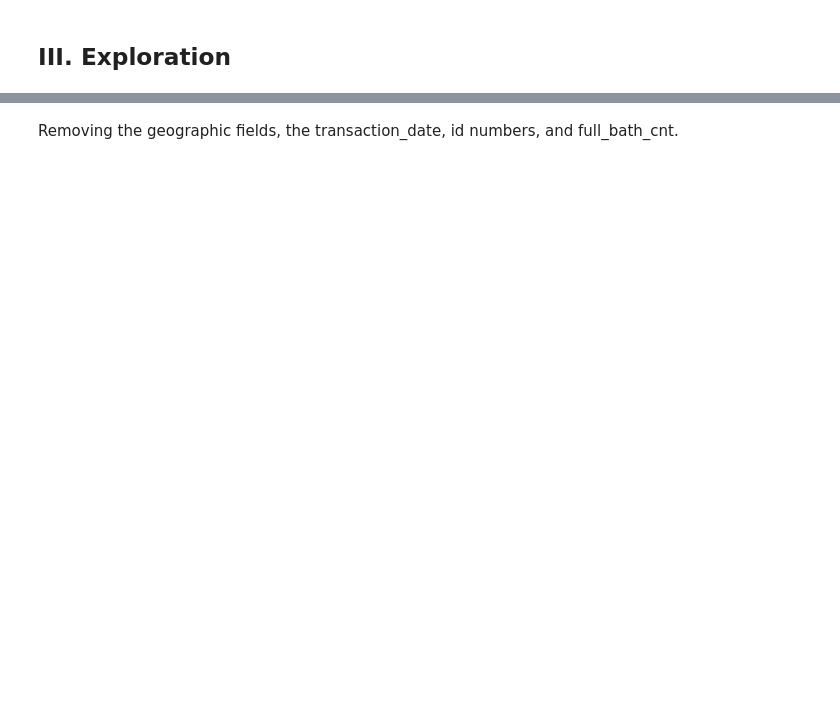
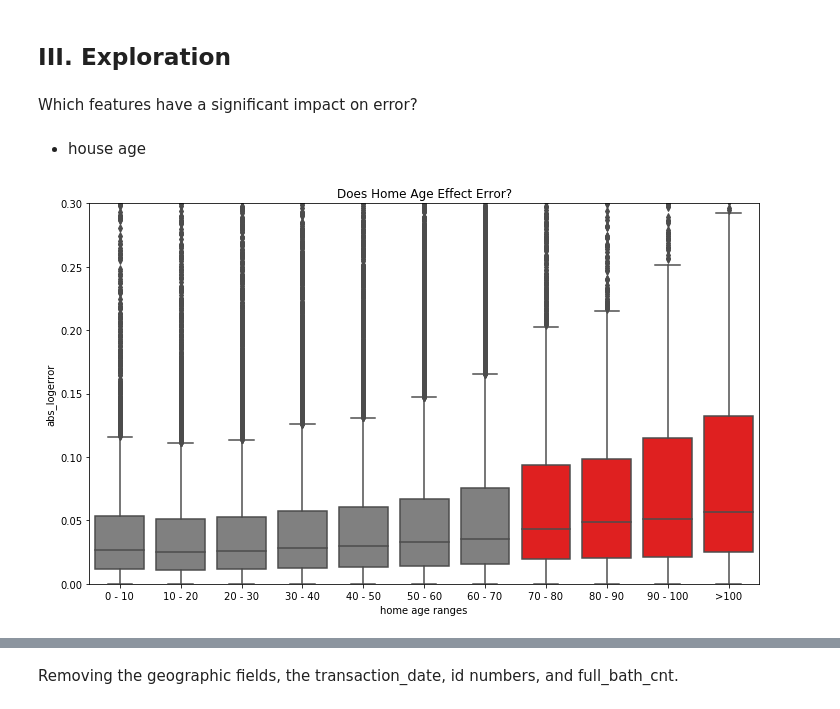
Before and after one commit to LambDom/Zillow-logerror, a Jupyter notebook: project_notebook2.ipynb, the cells around one changed output, grey strips where cells are left out. Cells and saved outputs as stored; diff of their text form; code cells hidden in the pictures; blank space fills up the shorter version.

```diff
--- a/project_notebook2.ipynb
+++ b/project_notebook2.ipynb
@@ -280,3 +294,20 @@ summarize.nulls_by_col(zillow)
 | home_age | 0 | 0.0 |
 # %% [markdown]
 ## III. Exploration
+# %% [markdown]
+Which features have a significant impact on error?
+# %% [markdown]
+- house age
+# %%
+bins = [0,10,20,30,40,50,60,70,80,90,100, 1000]
+zillow['home_age_bins']=pd.cut(zillow.home_age, bins = bins)
+
+plt.figure(figsize= (12,7))
+sns.boxplot(y = 'abs_logerror', data = zillow ,x = 'home_age_bins', palette=['grey']*7+['red']*4)
+plt.ylim(0, .3)
+plt.xticks([0,1,2,3,4,5,6,7,8,9,10],["0 - 10","10 - 20","20 - 30","30 - 40","40 - 50","50 - 60","60 - 70","70 - 80","80 - 90","90 - 100",">100"])
+plt.title('Does Home Age Effect Error?')
+plt.xlabel('home age ranges')
+plt.show()
+# %% [output]
+[figure, added]
```
Also changed, not shown: parts of 28 cells of this notebook.
